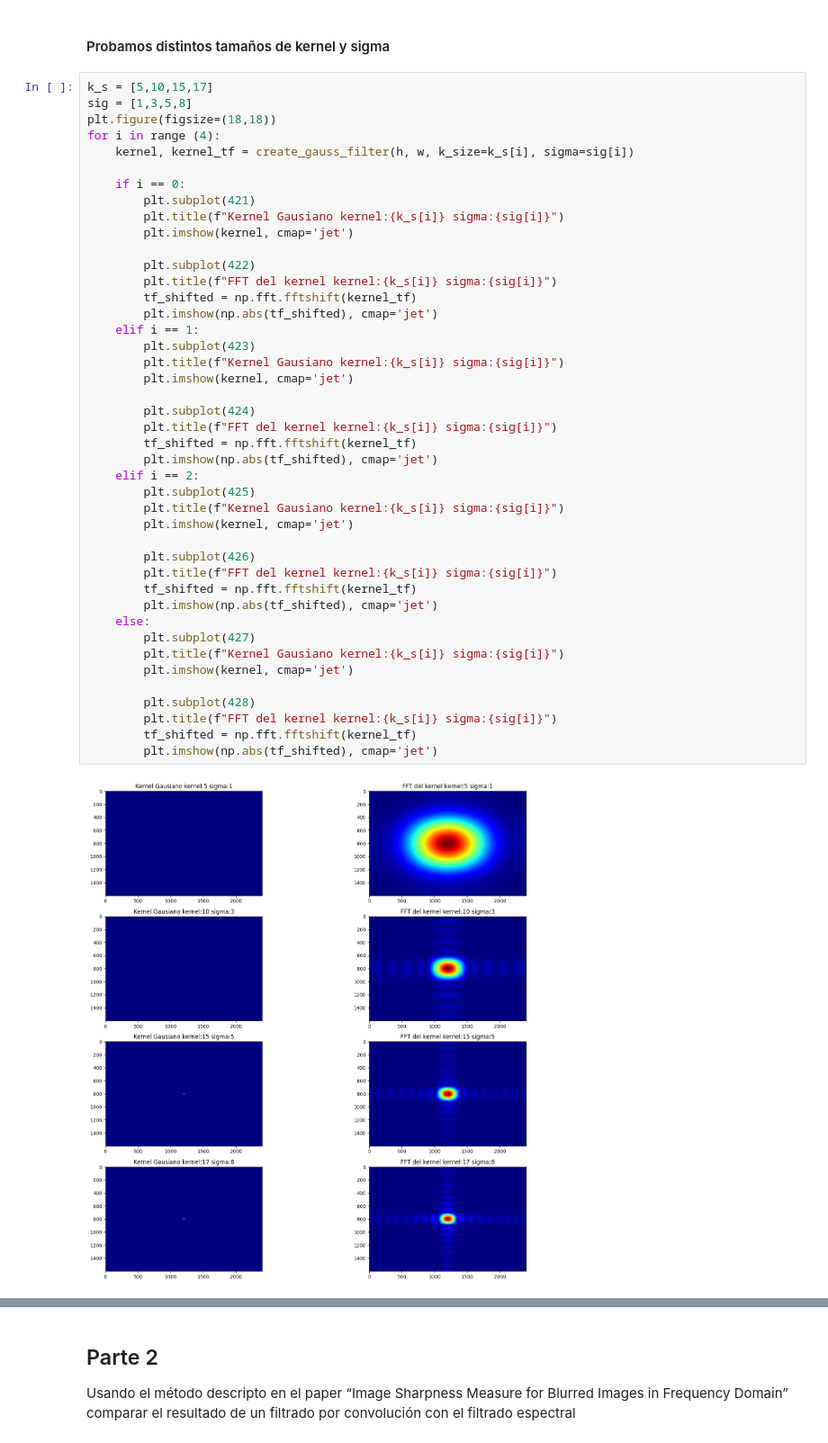
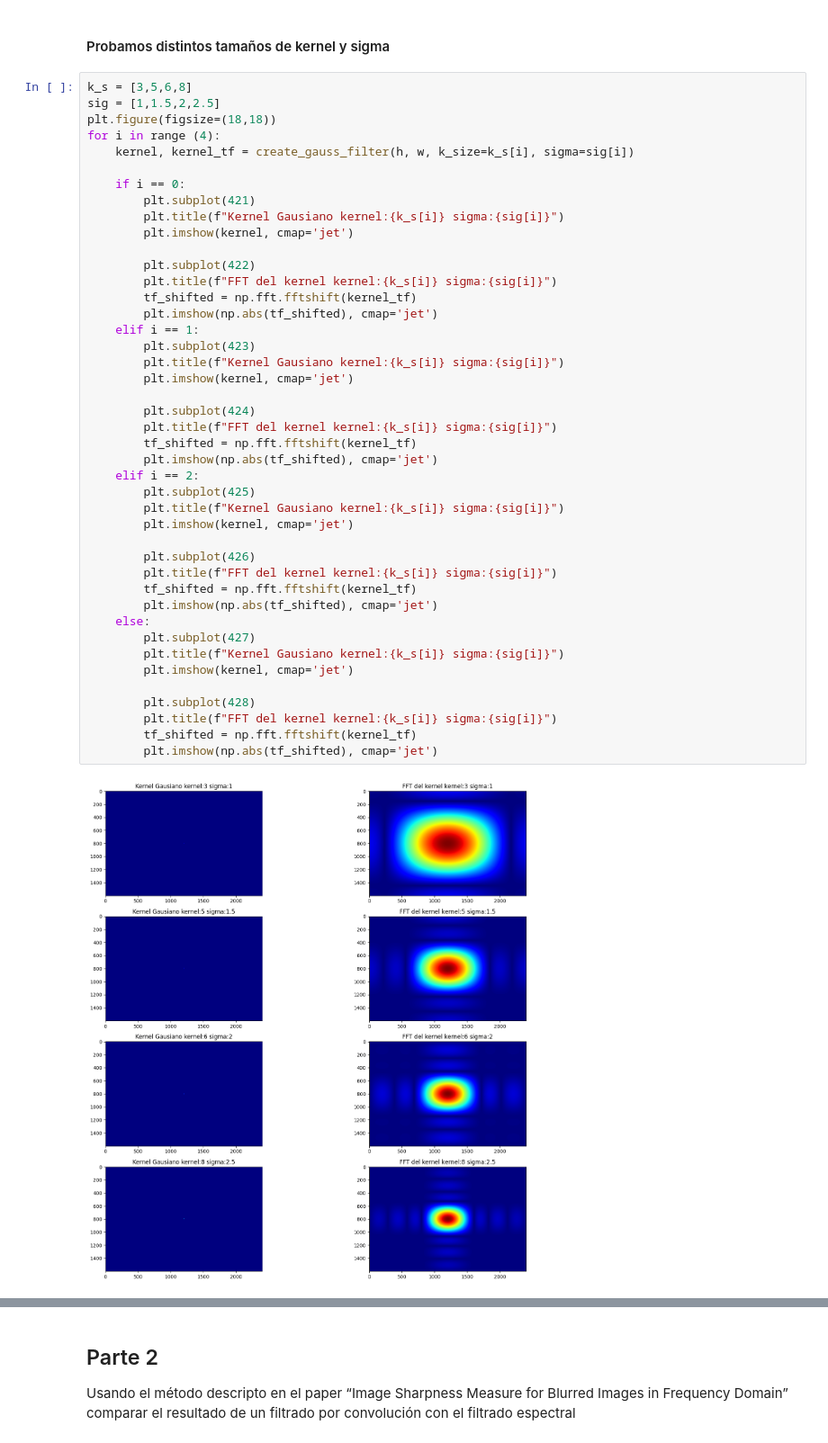
Before and after one commit to Hector242/vision_computadora_I, a Jupyter notebook: Material_TPs/TP2/tp2.ipynb, the cells around one changed output, grey strips where cells are left out. Shown at 90% size. Drawn from its saved outputs; the diff is of its cells as text.

```diff
--- a/Material_TPs/TP2/tp2.ipynb
+++ b/Material_TPs/TP2/tp2.ipynb
@@ -145,8 +146,8 @@ Si comparamos desenfoque hecho por el filtro gaussiano en el dominio espectral c
 # %% [markdown]
 #### Probamos distintos tamaños de kernel y sigma
 # %%
-k_s = [5,10,15,17]
-sig = [1,3,5,8]
+k_s = [3,5,6,8]
+sig = [1,1.5,2,2.5]
 plt.figure(figsize=(18,18))
 for i in range (4):
     kernel, kernel_tf = create_gauss_filter(h, w, k_size=k_s[i], sigma=sig[i])
@@ -161,34 +162,34 @@ for i in range (4):
         tf_shifted = np.fft.fftshift(kernel_tf)
         plt.imshow(np.abs(tf_shifted), cmap='jet')
     elif i == 1:
         plt.subplot(423)
         plt.title(f"Kernel Gausiano kernel:{k_s[i]} sigma:{sig[i]}")
         plt.imshow(kernel, cmap='jet')
 
         plt.subplot(424)
         plt.title(f"FFT del kernel kernel:{k_s[i]} sigma:{sig[i]}")
         tf_shifted = np.fft.fftshift(kernel_tf)
         plt.imshow(np.abs(tf_shifted), cmap='jet')
     elif i == 2:
         plt.subplot(425)
         plt.title(f"Kernel Gausiano kernel:{k_s[i]} sigma:{sig[i]}")
         plt.imshow(kernel, cmap='jet')
 
         plt.subplot(426)
         plt.title(f"FFT del kernel kernel:{k_s[i]} sigma:{sig[i]}")
         tf_shifted = np.fft.fftshift(kernel_tf)
         plt.imshow(np.abs(tf_shifted), cmap='jet')
     else:
         plt.subplot(427)
         plt.title(f"Kernel Gausiano kernel:{k_s[i]} sigma:{sig[i]}")
         plt.imshow(kernel, cmap='jet')
 
         plt.subplot(428)
         plt.title(f"FFT del kernel kernel:{k_s[i]} sigma:{sig[i]}")
         tf_shifted = np.fft.fftshift(kernel_tf)
         plt.imshow(np.abs(tf_shifted), cmap='jet')
 # %% [output]
-[figure, old version]
+[figure, new version]
 # %% [markdown]
 **Analisis**
 
```
Also changed, not shown: parts of 17 cells of this notebook.
